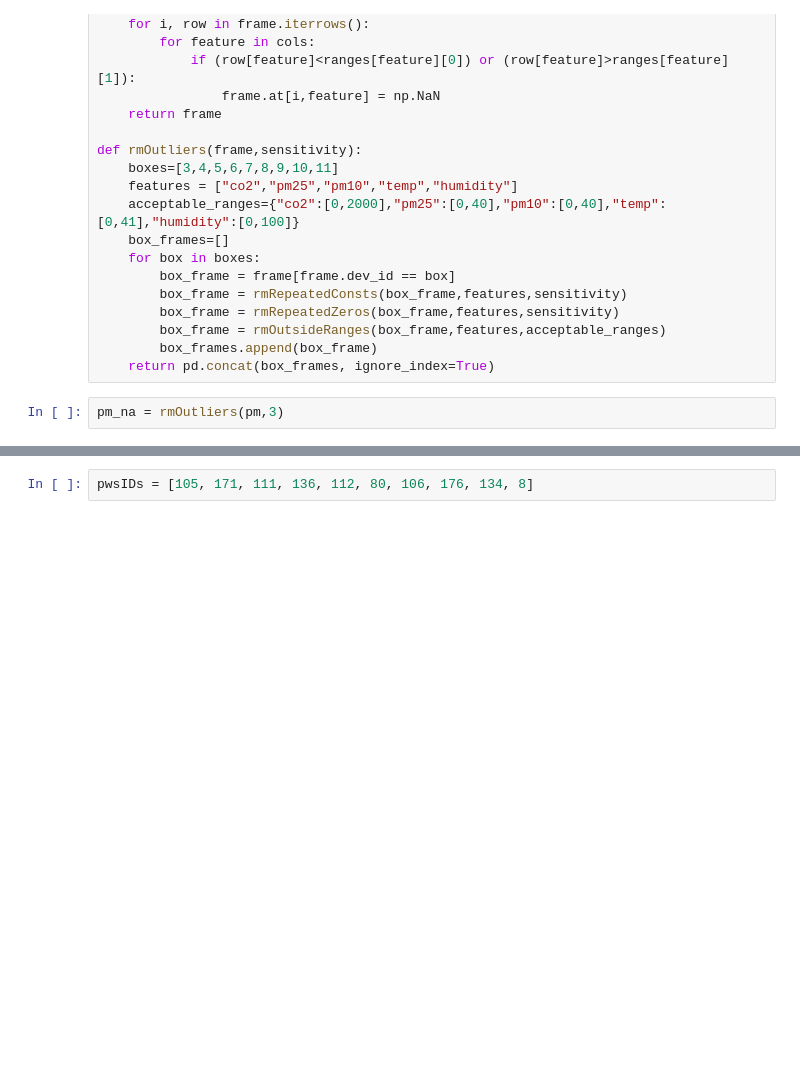
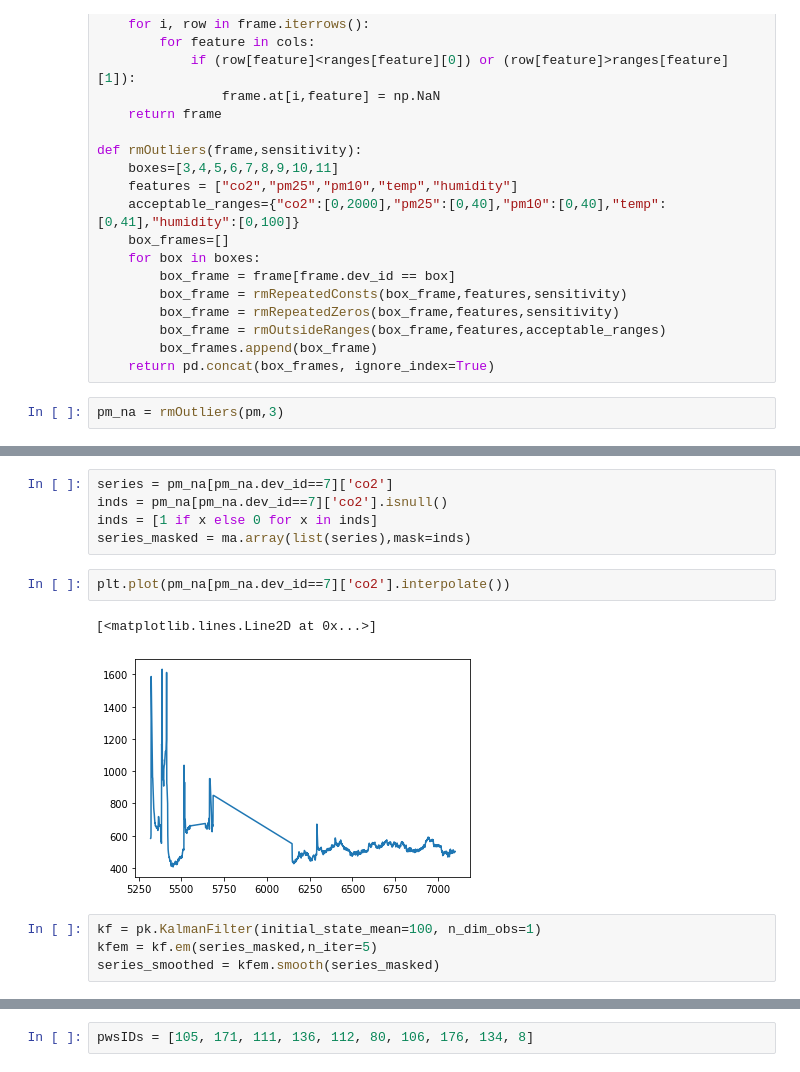
Before and after one commit to thejimster82/CvilleAQ, a Jupyter notebook: code/weather_plus_pm.ipynb, the cells around one changed output, grey strips where cells are left out. Cells and saved outputs as stored; diff of their text form; blank space fills up the shorter version.

```diff
--- a/code/weather_plus_pm.ipynb
+++ b/code/weather_plus_pm.ipynb
@@ -217,0 +240,14 @@ plt.plot(series)
+# %%
+series = pm_na[pm_na.dev_id==7]['co2']
+inds = pm_na[pm_na.dev_id==7]['co2'].isnull()
+inds = [1 if x else 0 for x in inds]
+series_masked = ma.array(list(series),mask=inds)
+# %%
+plt.plot(pm_na[pm_na.dev_id==7]['co2'].interpolate())
+# %% [output]
+[<matplotlib.lines.Line2D at 0x...>]
+[figure, added]
+# %%
+kf = pk.KalmanFilter(initial_state_mean=100, n_dim_obs=1)
+kfem = kf.em(series_masked,n_iter=5)
+series_smoothed = kfem.smooth(series_masked)
```
Also changed, not shown: parts of 23 cells of this notebook, 4 other files.
